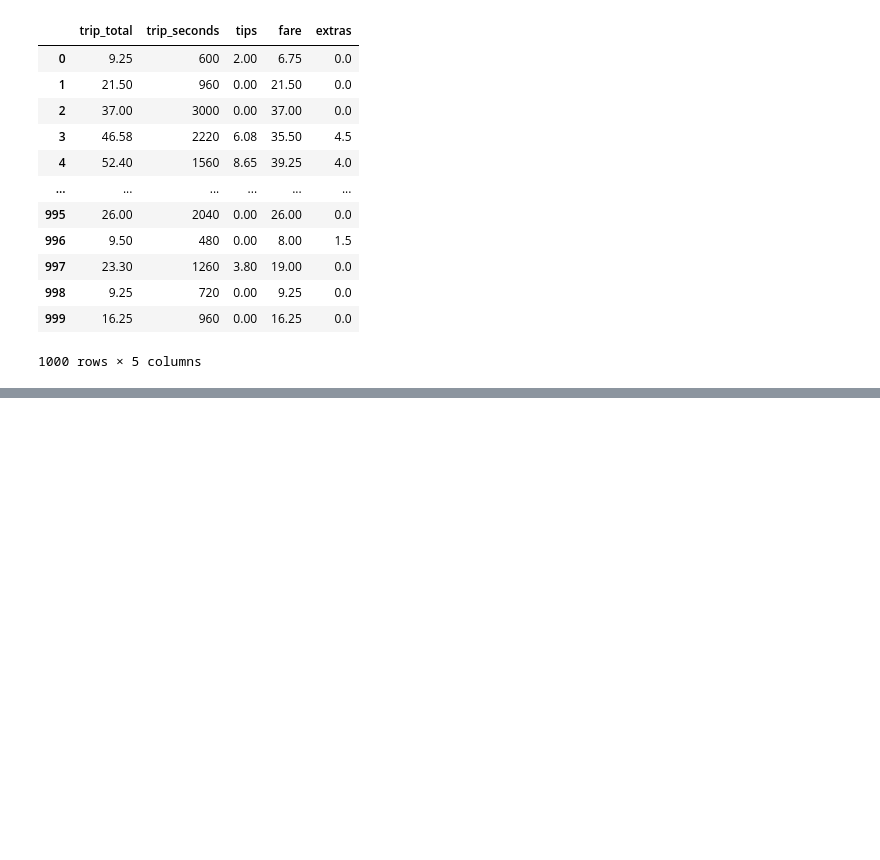
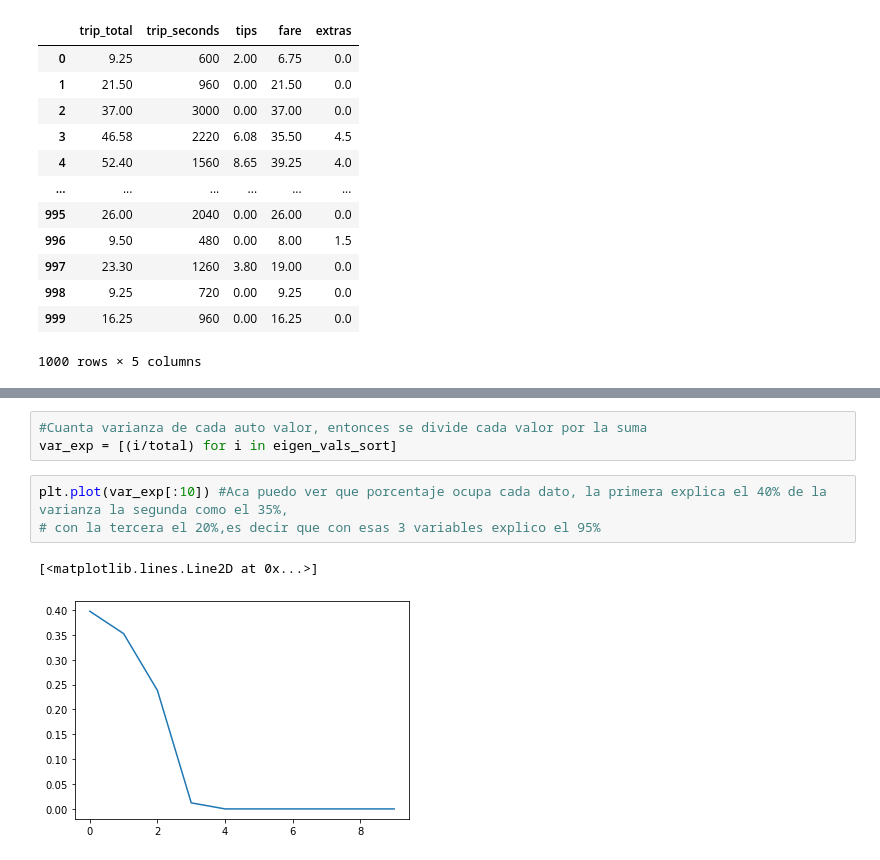
Before and after one commit to leosanron/Machine_Learning, a Jupyter notebook: notebook/10 Dim_Reduction.ipynb, the cells around one changed output, grey strips where cells are left out. Cells and saved outputs as stored; diff of their text form; blank space fills up the shorter version.

```diff
--- a/notebook/10 Dim_Reduction.ipynb
+++ b/notebook/10 Dim_Reduction.ipynb
@@ -471,0 +149,9 @@ Se puede evidenciar que las correlaciones entre las variables obtenidas al reesc
+# %%
+#Cuanta varianza de cada auto valor, entonces se divide cada valor por la suma
+var_exp = [(i/total) for i in eigen_vals_sort]
+# %%
+plt.plot(var_exp[:10]) #Aca puedo ver que porcentaje ocupa cada dato, la primera explica el 40% de la varianza la segunda como el 35%,
+# con la tercera el 20%,es decir que con esas 3 variables explico el 95%
+# %% [output]
+[<matplotlib.lines.Line2D at 0x...>]
+[figure, added]
```
Also changed, not shown: parts of 90 cells of this notebook.
